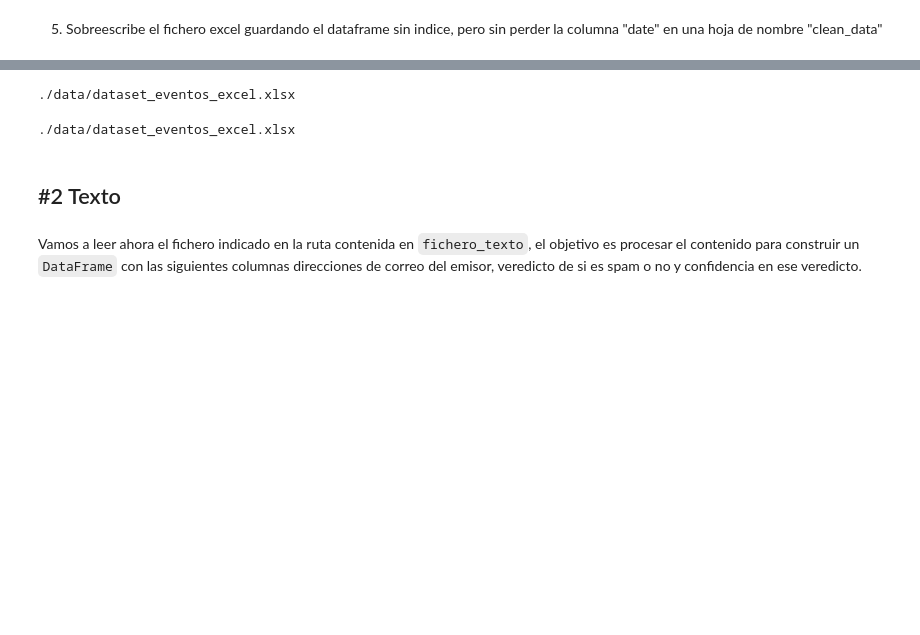
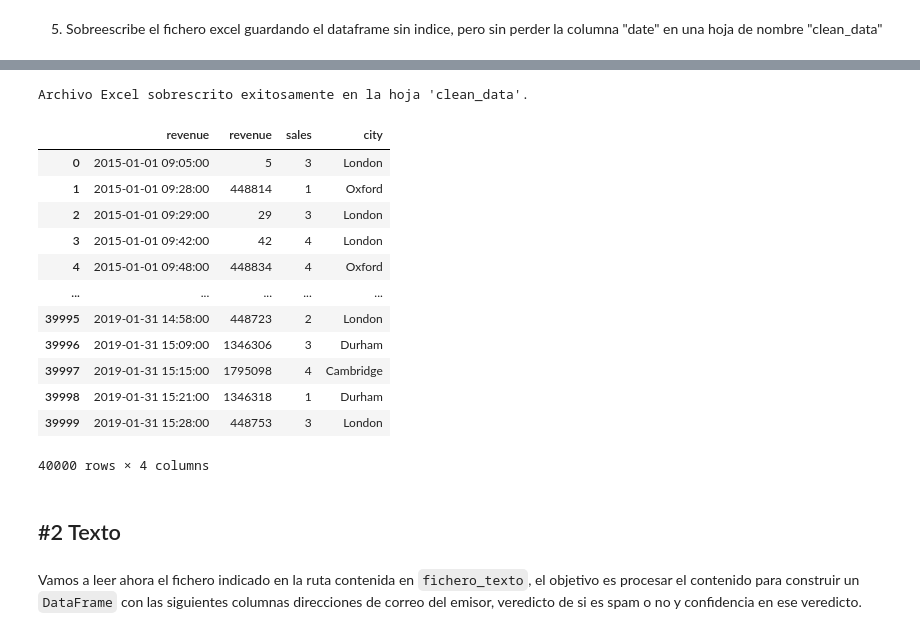
Before and after one commit to hardrockcae/hardrockcae-CAE-settings, a Jupyter notebook: 18_Practica_Obligatoria_Ficheros.ipynb, the cells around one changed output, grey strips where cells are left out. Cells and saved outputs as stored; diff of their text form; code cells hidden in the pictures; blank space fills up the shorter version.

```diff
--- a/18_Practica_Obligatoria_Ficheros.ipynb
+++ b/18_Practica_Obligatoria_Ficheros.ipynb
@@ -163,3 +274,0 @@ Index(['año|acontecimiento', 'lugar'], dtype='object')
-# %%
-# Separar la columna en 'año' y 'acontecimiento'
-df[['año', 'acontecimiento']] = df['año|acontecimiento'].str.split('|', expand=True)
@@ -174,7 +274,0 @@ Index(['año|acontecimiento', 'lugar', 'año', 'acontecimiento'], dtype='object'
-# %%
-df['año'] = pd.to_numeric(df['año'], errors='coerce')
-# %%
-df = df.dropna(subset=['año'])
-# %%
-# Separar la columna en 'año' y 'acontecimiento'
-df[['año', 'acontecimiento']] = df['año|acontecimiento'].str.split('|', expand=True)
@@ -270,21 +303,34 @@ Contenido del archivo Excel:
-# %%
-import pandas as pd
-from openpyxl import load_workbook
-import os
-
-archivo_excel = r'./data/dataset_eventos_excel.xlsx'
-
-
-# Ruta del archivo de Excel
-archivo_excel = './data/dataset_eventos_excel.xlsx'
-
-print(archivo_excel)
-# %% [output]
-./data/dataset_eventos_excel.xlsx
-# %%
-print('./data/dataset_eventos_excel.xlsx')
-# %% [output]
-./data/dataset_eventos_excel.xlsx
+# %%
+# Restaurar el índice si la columna "date" está como índice
+if df.index.name == "date":
+    df.reset_index(inplace=True)
+
+# Guardar el DataFrame en un archivo Excel en la hoja "clean_data"
+try:
+    with pd.ExcelWriter(fichero_excel_path, mode="w", engine="openpyxl") as writer:
+        # Especificar la hoja "clean_data" y guardar sin índice
+        df.to_excel(writer, sheet_name="clean_data", index=False)
+    print(f"Archivo Excel sobrescrito exitosamente en la hoja 'clean_data'.")
+except Exception as e:
+    print(f"Error al sobrescribir el archivo Excel: {e}")
+# %% [output]
+Archivo Excel sobrescrito exitosamente en la hoja 'clean_data'.
+# %%
+df
+# %% [output]
+|  | revenue | revenue | sales | city |
+| 0 | 2015-01-01 09:05:00 | 5 | 3 | London |
+| 1 | 2015-01-01 09:28:00 | 448814 | 1 | Oxford |
+| 2 | 2015-01-01 09:29:00 | 29 | 3 | London |
+| 3 | 2015-01-01 09:42:00 | 42 | 4 | London |
+| 4 | 2015-01-01 09:48:00 | 448834 | 4 | Oxford |
+| ... | ... | ... | ... | ... |
+| 39995 | 2019-01-31 14:58:00 | 448723 | 2 | London |
+| 39996 | 2019-01-31 15:09:00 | 1346306 | 3 | Durham |
+| 39997 | 2019-01-31 15:15:00 | 1795098 | 4 | Cambridge |
+| 39998 | 2019-01-31 15:21:00 | 1346318 | 1 | Durham |
+| 39999 | 2019-01-31 15:28:00 | 448753 | 3 | London |
+40000 rows × 4 columns
 # %% [markdown]
 ## #2 Texto
 # %% [markdown]
```
Also changed, not shown: parts of 60 cells of this notebook.
